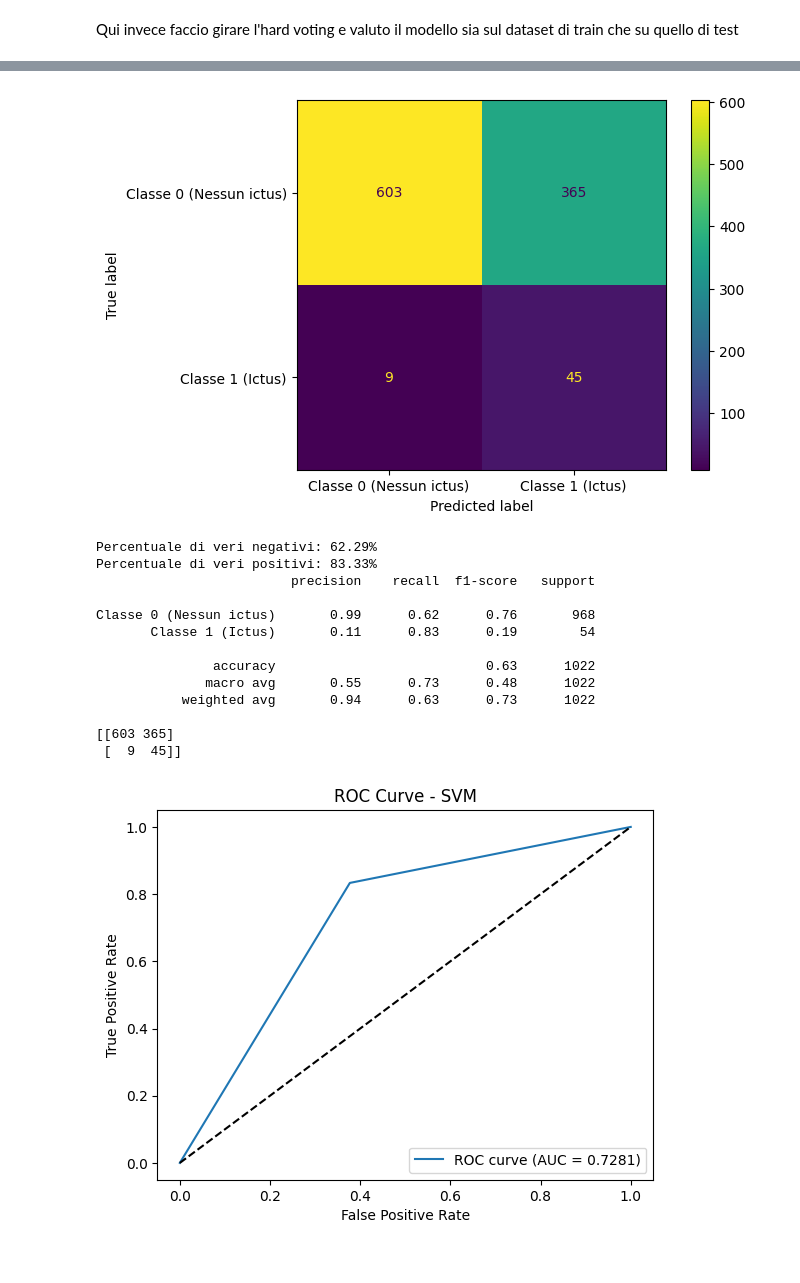
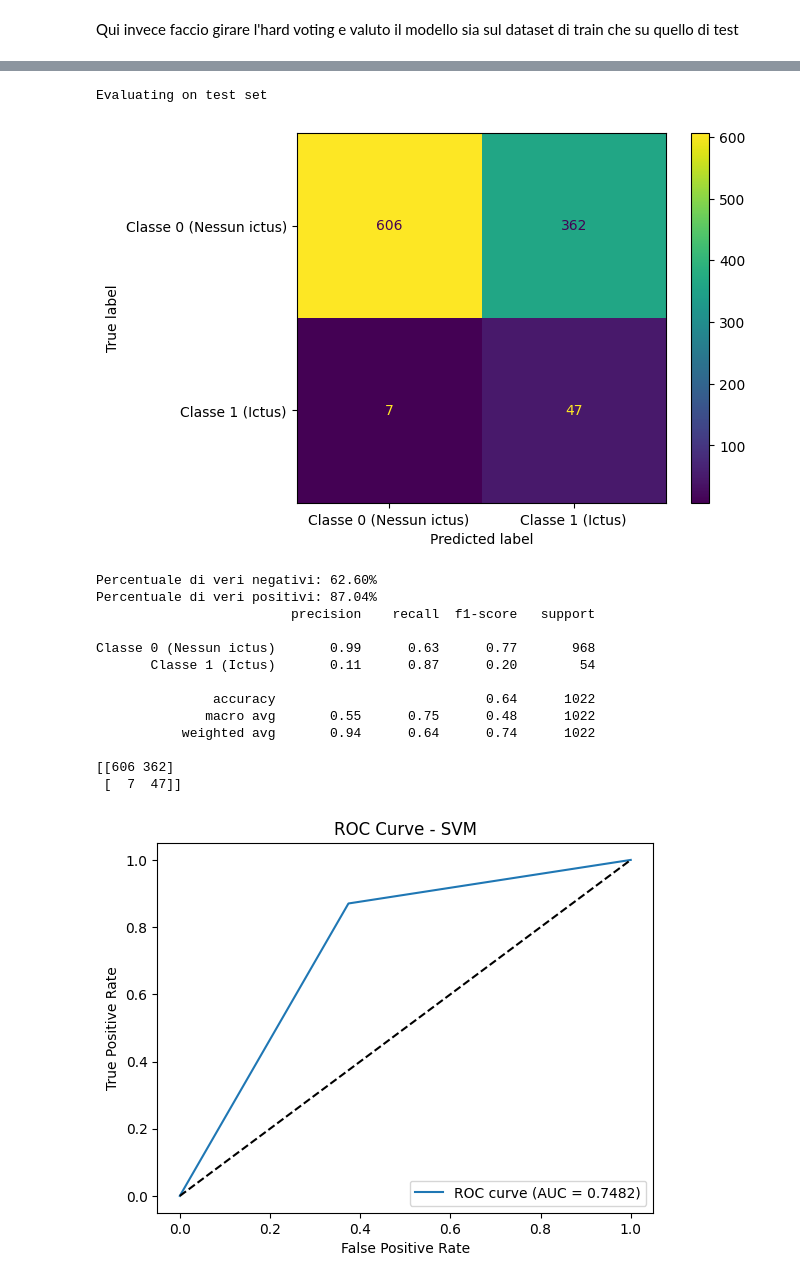
Before and after one commit to davidMarabottini/studio_data_science, a Jupyter notebook: 09-riduzione-dimensionalita/63-selezionare-nr-componenti-principali.ipynb, the cells around one changed output, grey strips where cells are left out. Drawn from its saved outputs; the diff is of its cells as text; code cells hidden in the pictures.

```diff
--- a/09-riduzione-dimensionalita/63-selezionare-nr-componenti-principali.ipynb
+++ b/09-riduzione-dimensionalita/63-selezionare-nr-componenti-principali.ipynb
@@ -165,10 +164,9 @@ def find_best_combination(X_train, y_train, X_test, y_test, n_components):
             return X[:, self.columns]
 
     models_found = []
-    combs = list(combinations(range(11), n_components))
-    combs = combs[::3]
+    combs = list(combinations(range(9), n_components))
 
-    w_tp = 0.5
+    w_tp = .6
     w_tn = 1-w_tp
 
     custom_scorer = make_scorer(balanced_score, w_tp=w_tp, w_tn=w_tn, greater_is_better=True)
@@ -176,15 +174,16 @@ def find_best_combination(X_train, y_train, X_test, y_test, n_components):
     for i, comb in enumerate(combs):
         pipeline = SKPipeline([
             ('selector', ColumnSelector(comb)),
-            ('svm', SVC(random_state=n_components, class_weight='balanced')) #
+            ('svm', SVC(random_state=n_components, class_weight='balanced'))
         ])
         param_grid = {
-            "svm__C": [0.01, 0.1], # i parametri, 1, 10, 100 si sono rivelati i peggiori
+            "svm__C": [0.01, 0.1, 1, 10, 100], # i parametri, 1, 10, 100 si sono rivelati i peggiori
             "svm__kernel": ['linear', 'rbf'],
             "svm__gamma": ['scale', 'auto']
         }
-        # random_state=0, n_iter=3
-        gs = GridSearchCV(pipeline, param_grid=param_grid, cv=2, scoring=custom_scorer, n_jobs=-1)
+        cv_stratified = StratifiedKFold(n_splits=7, shuffle=True, random_state=i)
+
+        gs = RandomizedSearchCV(pipeline, param_distributions=param_grid, cv=cv_stratified, scoring=custom_scorer, n_jobs=-1, random_state=i, n_iter=5) # scoring=custom_scorer
 
         gs.fit(X_train, y_train)
         est = gs.best_estimator_
@@ -193,18 +192,18 @@ def find_best_combination(X_train, y_train, X_test, y_test, n_components):
 
         c_score = balanced_score(y_test, y_pred, w_tp, w_tn)
 
-        print(f"cur_score: {c_score} for combination: {comb}")
+        models_found.append((i, comb, gs.best_estimator_, gs.best_params_, c_score ))
 
-        models_found.append((i, comb, gs.best_estimator_, gs.best_params_, c_score))
     sorted_models = sorted(models_found, key=lambda x: x[4], reverse=True)
-    return sorted_models[:5]
+    selected_models = sorted_models[:3]
+    return selected_models
 # %% [markdown]
 Qui faccio in modo che la funzione venga chiamata per ogni sottospazio
 # %%
 models = []
 
-for i in [2,3,4,5,6,7,8,9,10,11]:
-  X_secondary_split_train, X_secondary_split_test, y_secondary_split_train, y_secondary_split_test = train_test_split(X_train_pca, y_train, test_size=0.3, random_state=i)
+for i in [2,3,4,5,6,7]:
+  X_secondary_split_train, X_secondary_split_test, y_secondary_split_train, y_secondary_split_test = train_test_split(X_train_pca, y_train, test_size=0.4, random_state=i)
   print(f"Testing combinations of {i} components")
   models.append(find_best_combination(X_secondary_split_train, y_secondary_split_train, X_secondary_split_test, y_secondary_split_test, i))
 # %% [output]
@@ -351,5 +309,5 @@ def evaluate_on_train_test (X_train, y_train, X_test, y_test, perc_class_0):
    hard_voting_test = hard_voting_predict_2_levels(models, X_preprocessed_test, perc_class_0=perc_class_0)
    evaluate_predictions(hard_voting_test, y_test)
 # %%
-evaluate_on_train_test(X_preprocessed_train,y_train, X_test, y_test, perc_class_0=.4)
+evaluate_on_train_test(X_preprocessed_train,y_train, X_test, y_test, perc_class_0=.7)
 # %% [output]
@@ -371,15 +331,16 @@ Classe 0 (Nessun ictus)       0.99      0.62      0.76      3893
+Evaluating on test set
-[figure, old version]
+[figure, new version]
-Percentuale di veri negativi: 62.29%
-Percentuale di veri positivi: 83.33%
-                         precision    recall  f1-score   support
-
-Classe 0 (Nessun ictus)       0.99      0.62      0.76       968
-       Classe 1 (Ictus)       0.11      0.83      0.19        54
-
-               accuracy                           0.63      1022
-              macro avg       0.55      0.73      0.48      1022
-           weighted avg       0.94      0.63      0.73      1022
-
-[[603 365]
- [  9  45]]
+Percentuale di veri negativi: 62.60%
+Percentuale di veri positivi: 87.04%
+                         precision    recall  f1-score   support
+
+Classe 0 (Nessun ictus)       0.99      0.63      0.77       968
+       Classe 1 (Ictus)       0.11      0.87      0.20        54
+
+               accuracy                           0.64      1022
+              macro avg       0.55      0.75      0.48      1022
+           weighted avg       0.94      0.64      0.74      1022
+
+[[606 362]
+ [  7  47]]
-[figure, old version]
+[figure, new version]
```
Also changed, not shown: parts of 9 cells of this notebook, 2 other files.
